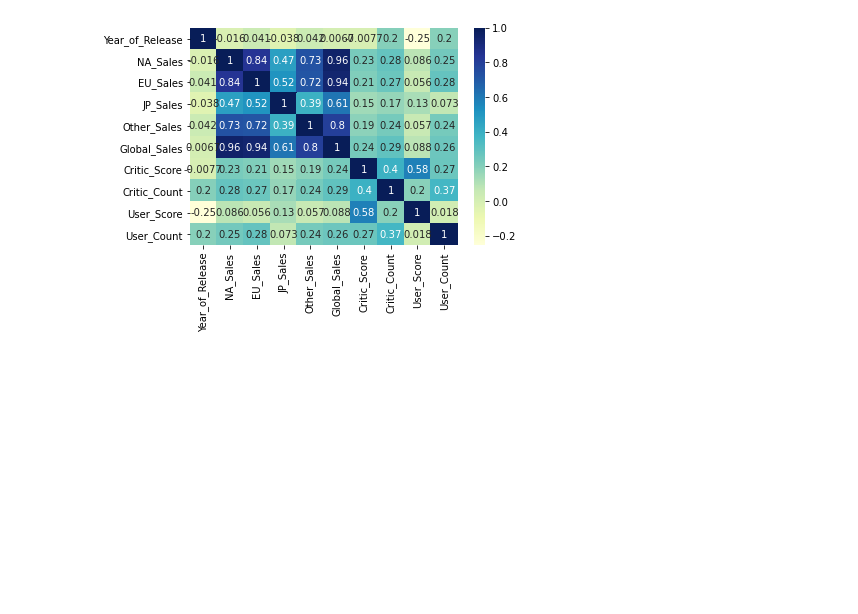
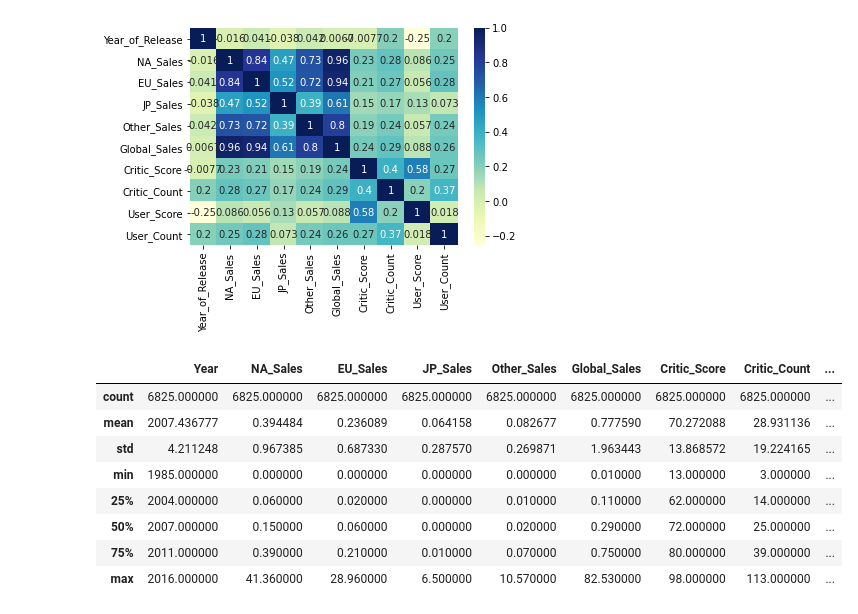
Before and after one commit to kschrock/Math495, a Jupyter notebook: FinalProject.ipynb, the cells around one changed output. Cells and saved outputs as stored; diff of their text form; code cells hidden in the pictures; blank space fills up the shorter version.

```diff
--- a/FinalProject.ipynb
+++ b/FinalProject.ipynb
@@ -86,3 +88,16 @@ sns.heatmap(df.corr(), annot=True, cmap="YlGnBu") #print the heat map
 plt.show()
 # %% [output]
 [figure]
+# %%
+scored = df.dropna(subset=["User_Score", "Critic_Score", "Rating"])
+scored.describe()
+# %% [output]
+|  | Year | NA_Sales | EU_Sales | JP_Sales | Other_Sales | Global_Sales | Critic_Score | Critic_Count | ... |
+| count | 6825.000000 | 6825.000000 | 6825.000000 | 6825.000000 | 6825.000000 | 6825.000000 | 6825.000000 | 6825.000000 | ... |
+| mean | 2007.436777 | 0.394484 | 0.236089 | 0.064158 | 0.082677 | 0.777590 | 70.272088 | 28.931136 | ... |
+| std | 4.211248 | 0.967385 | 0.687330 | 0.287570 | 0.269871 | 1.963443 | 13.868572 | 19.224165 | ... |
+| min | 1985.000000 | 0.000000 | 0.000000 | 0.000000 | 0.000000 | 0.010000 | 13.000000 | 3.000000 | ... |
+| 25% | 2004.000000 | 0.060000 | 0.020000 | 0.000000 | 0.010000 | 0.110000 | 62.000000 | 14.000000 | ... |
+| 50% | 2007.000000 | 0.150000 | 0.060000 | 0.000000 | 0.020000 | 0.290000 | 72.000000 | 25.000000 | ... |
+| 75% | 2011.000000 | 0.390000 | 0.210000 | 0.010000 | 0.070000 | 0.750000 | 80.000000 | 39.000000 | ... |
+| max | 2016.000000 | 41.360000 | 28.960000 | 6.500000 | 10.570000 | 82.530000 | 98.000000 | 113.000000 | ... |
```
Also changed, not shown: parts of 3 cells of this notebook.
